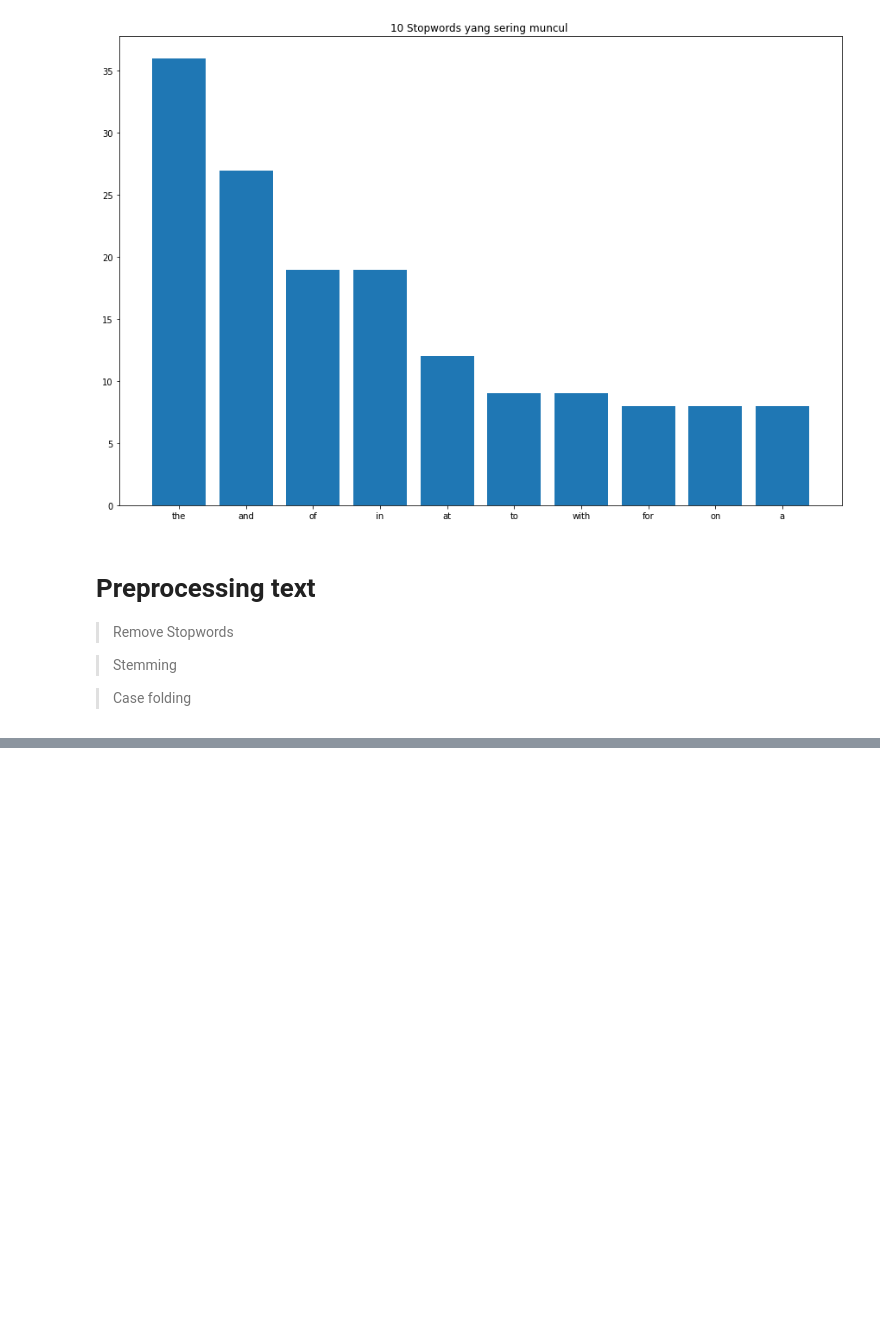
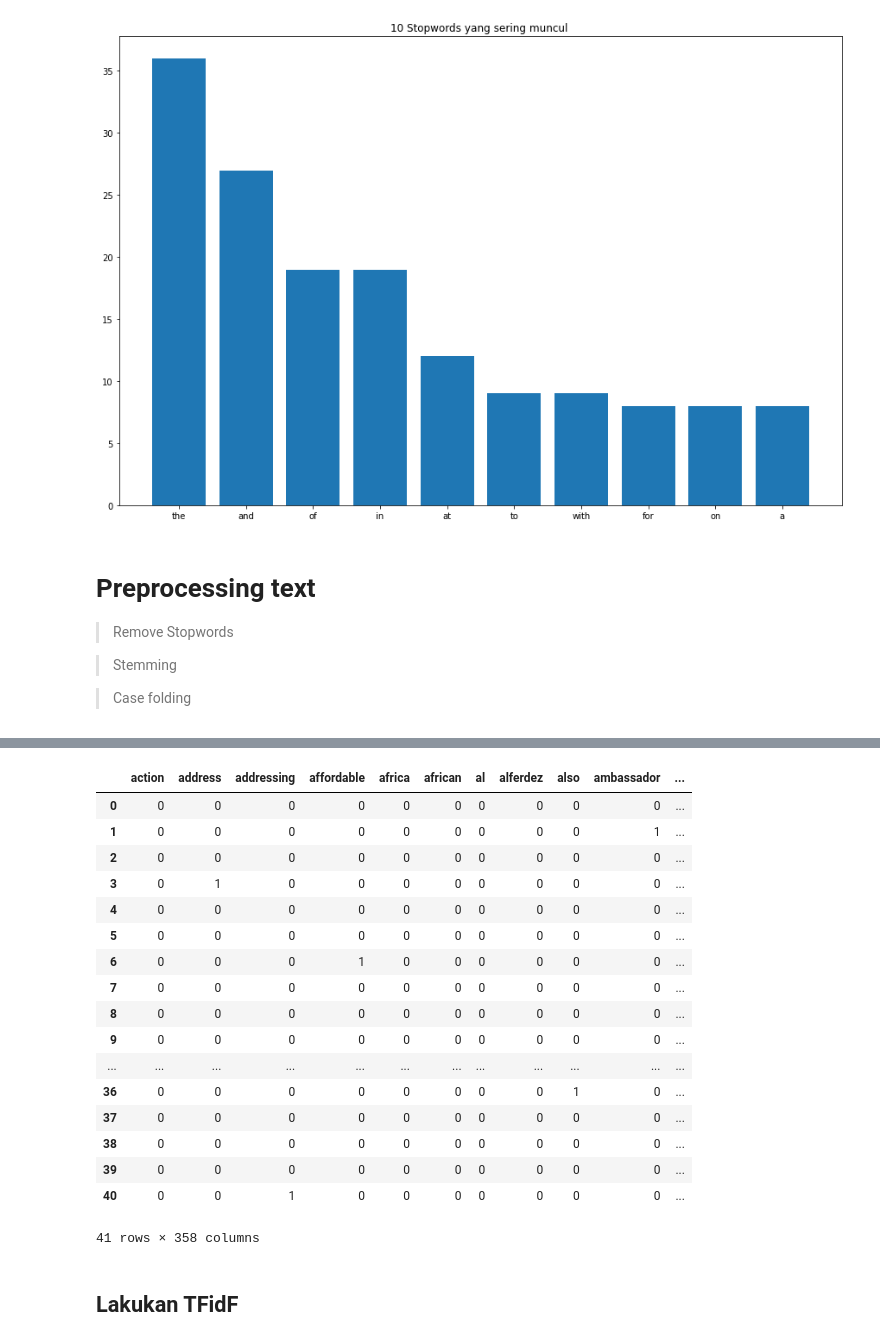
Before and after one commit to ackermanjayjay/tugas-tki, a Jupyter notebook: code/Tugas.ipynb, the cells around one changed output, grey strips where cells are left out. Saved outputs shown, nothing was run; the diff lists cells and outputs as text; code cells hidden in the pictures; blank space fills up the shorter version.

Commit message:
preprocessing and counvector to TFIDF

```diff
--- a/code/Tugas.ipynb
+++ b/code/Tugas.ipynb
@@ -178,0 +270,2 @@ def caseFolding(text):
+# %%
+df["clean text"]=df["full_text"].apply(text_preprocessing_process)
@@ -178,0 +306,7 @@ def caseFolding(text):
+# %%
+from sklearn.feature_extraction.text import CountVectorizer
+vectorizer = CountVectorizer()
+# %%
+korpus=df["clean text"]
+# %%
+X = vectorizer.fit_transform(korpus)
@@ -178,0 +333,25 @@ def caseFolding(text):
+# %%
+korpus_unigram=X.toarray()
+data_unigram = pd.DataFrame(korpus_unigram, columns=vectorizer.get_feature_names_out())
+data_unigram
+# %% [output]
+|  | action | address | addressing | affordable | africa | african | al | alferdez | also | ambassador | ... |
+| 0 | 0 | 0 | 0 | 0 | 0 | 0 | 0 | 0 | 0 | 0 | ... |
+| 1 | 0 | 0 | 0 | 0 | 0 | 0 | 0 | 0 | 0 | 1 | ... |
+| 2 | 0 | 0 | 0 | 0 | 0 | 0 | 0 | 0 | 0 | 0 | ... |
+| 3 | 0 | 1 | 0 | 0 | 0 | 0 | 0 | 0 | 0 | 0 | ... |
+| 4 | 0 | 0 | 0 | 0 | 0 | 0 | 0 | 0 | 0 | 0 | ... |
+| 5 | 0 | 0 | 0 | 0 | 0 | 0 | 0 | 0 | 0 | 0 | ... |
+| 6 | 0 | 0 | 0 | 1 | 0 | 0 | 0 | 0 | 0 | 0 | ... |
+| 7 | 0 | 0 | 0 | 0 | 0 | 0 | 0 | 0 | 0 | 0 | ... |
+| 8 | 0 | 0 | 0 | 0 | 0 | 0 | 0 | 0 | 0 | 0 | ... |
+| 9 | 0 | 0 | 0 | 0 | 0 | 0 | 0 | 0 | 0 | 0 | ... |
+| ... | ... | ... | ... | ... | ... | ... | ... | ... | ... | ... | ... |
+| 36 | 0 | 0 | 0 | 0 | 0 | 0 | 0 | 0 | 1 | 0 | ... |
+| 37 | 0 | 0 | 0 | 0 | 0 | 0 | 0 | 0 | 0 | 0 | ... |
+| 38 | 0 | 0 | 0 | 0 | 0 | 0 | 0 | 0 | 0 | 0 | ... |
+| 39 | 0 | 0 | 0 | 0 | 0 | 0 | 0 | 0 | 0 | 0 | ... |
+| 40 | 0 | 0 | 1 | 0 | 0 | 0 | 0 | 0 | 0 | 0 | ... |
+41 rows × 358 columns
+# %% [markdown]
+## Lakukan TFidF
```
Also changed, not shown: parts of 27 cells of this notebook.
